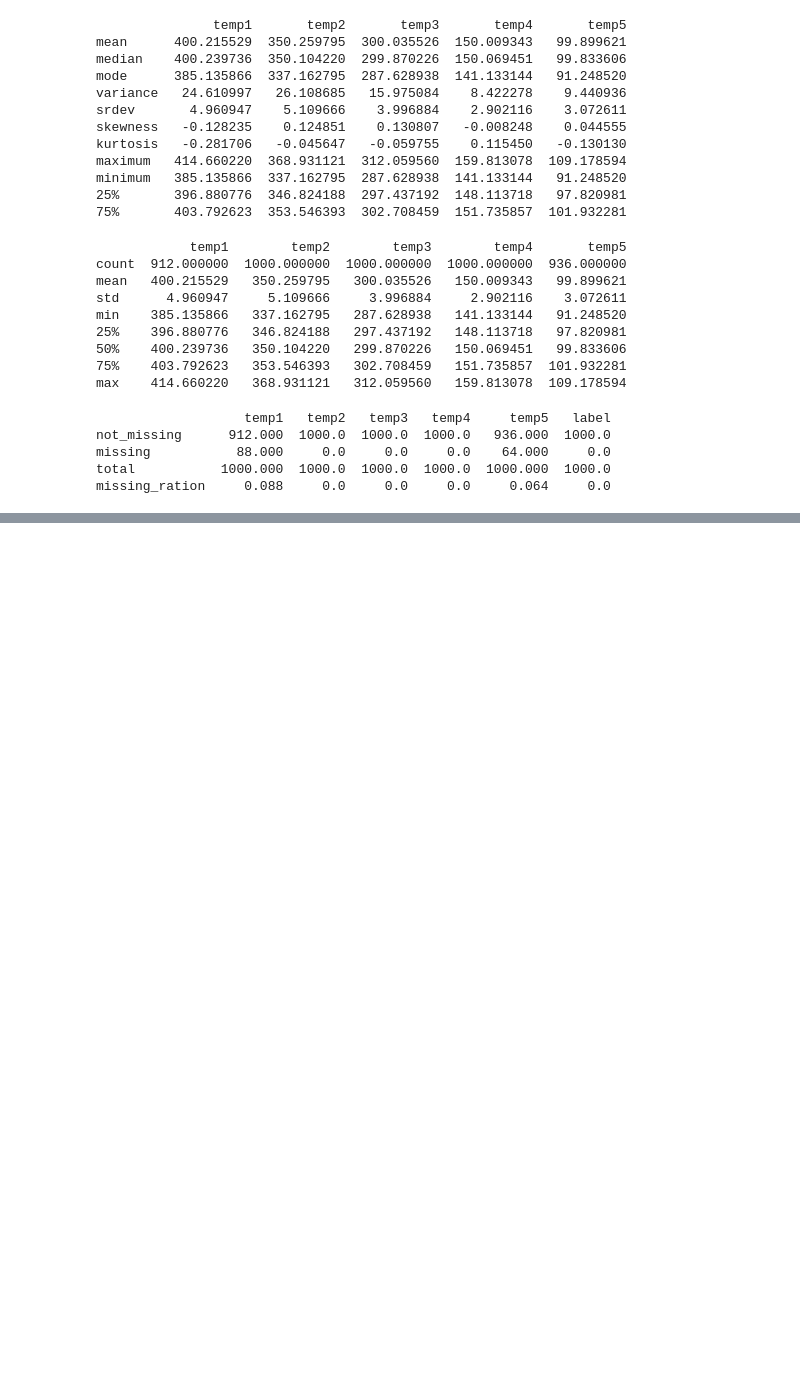
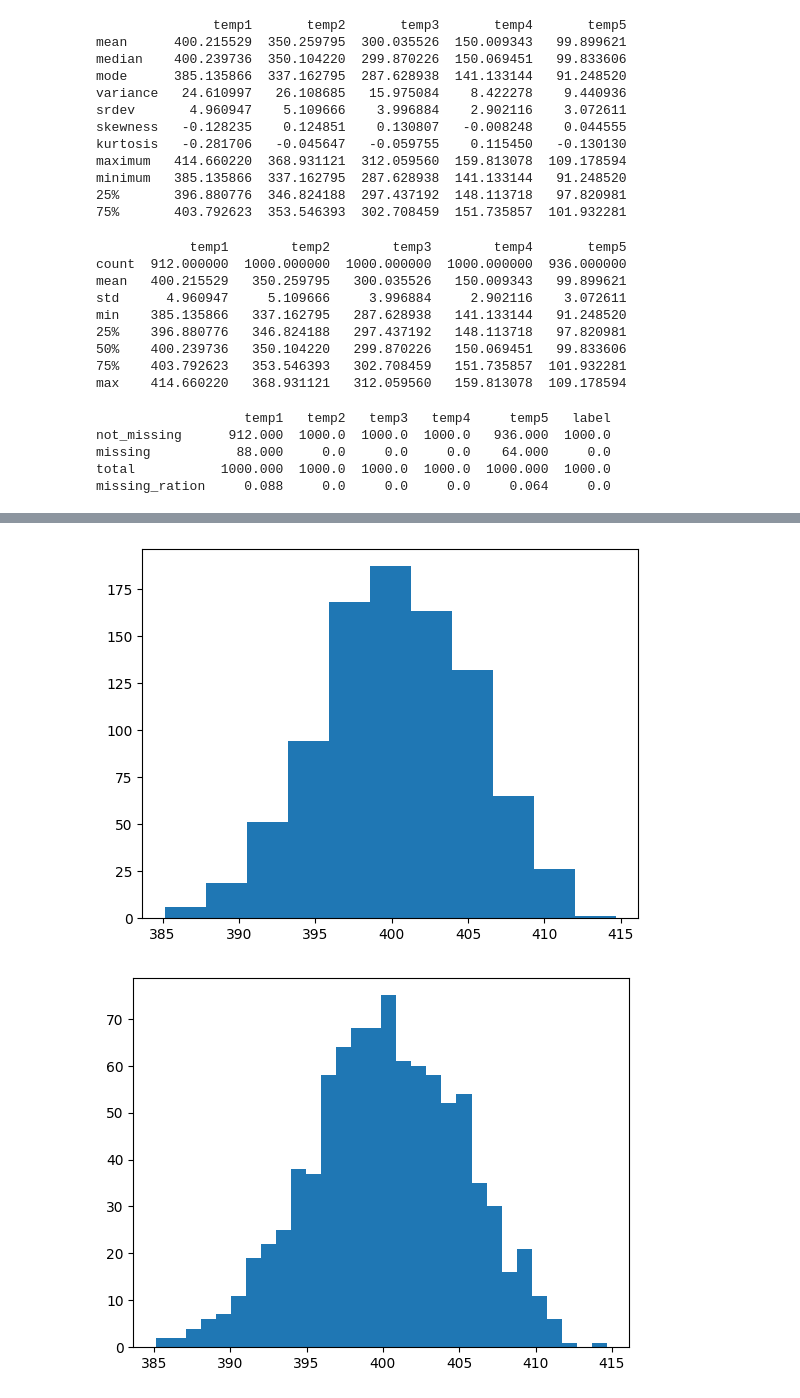
Before and after one commit to SY-256/anomaly_detection, a Jupyter notebook: notebook/chapter2_1.ipynb, the cells around one changed output, grey strips where cells are left out. Saved outputs shown, nothing was run; the diff lists cells and outputs as text; code cells hidden in the pictures; blank space fills up the shorter version.

```diff
--- a/notebook/chapter2_1.ipynb
+++ b/notebook/chapter2_1.ipynb
@@ -106,0 +159,14 @@ missing_ration     0.088     0.0     0.0     0.0     0.064     0.0
+# %%
+# スタージェンスの公式の適用
+# スタージェンスの公式に基づきビン数を指定（ビン数=11）
+plt.hist(x=df_normal_val["temp1"], bins="sturges")
+# 1枚目の図を表示
+plt.show()
+
+# ビン数を30に指定
+plt.hist(x=df_normal_val["temp1"], bins=30)
+# 2枚目の図を表示
+plt.show()
+# %% [output]
+[figure, added]
+[figure, added]
```
Also changed, not shown: parts of 12 cells of this notebook.
